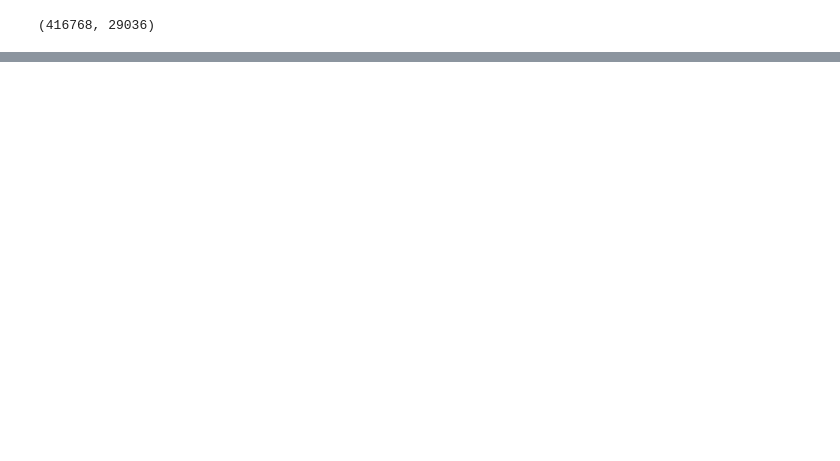
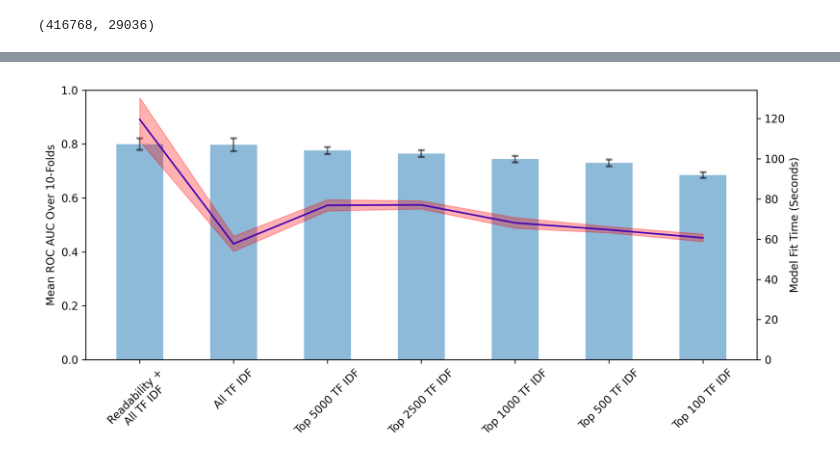
Before and after one commit to Tstrebe2/predicting-text-difficulty, a Jupyter notebook: notebooks/supervised-learning/feature-ablation.ipynb, the cells around one changed output, grey strips where cells are left out. Drawn from its saved outputs; the diff is of its cells as text; code cells hidden in the pictures; blank space fills up the shorter version.

```diff
--- a/notebooks/supervised-learning/feature-ablation.ipynb
+++ b/notebooks/supervised-learning/feature-ablation.ipynb
@@ -77,7 +79,7 @@ TfidfVectorizer(**dict(min_df=50, ngram_range=(1, 3))).fit_transform(df['lemmati
 # %% [output]
 (416768, 29036)
 # %%
-clf_kwargs=dict(dual=False, C=.5, penalty='l1', loss='squared_hinge', random_state=99)
+clf_kwargs=dict(dual=False, C=.5, penalty='l1', random_state=99)
 
 all_feature_clf = build_clf(tfidf_kwargs=dict(min_df=50, ngram_range=(1, 3)),
                             clf_kwargs=clf_kwargs)
@@ -136,3 +137,8 @@ with open(file_path, 'wb') as fh:
 # %%
+filename = 'feature-ablation-results'
+file_path = ''.join([repo_path, filename])
+
 with open(file_path, 'rb') as fh:
-  print(pickle.load(fh, encoding='bytes').keys())
+  cv_result_dict = pickle.load(fh, encoding='bytes')
+
+cv_result_dict.keys()
@@ -138,0 +198,10 @@ with open(file_path, 'rb') as fh:
+# %%
+x_tick_map ={
+ 'All Features (Readability + 29,036 TFIDF Features)':'Readability +\nAll TF IDF',
+ 'Remove Readability Features': 'All TF IDF',
+ 'Reduce to Top 5000 TFIDF Features':'Top 5000 TF IDF',
+ 'Reduce to Top 2500 TFIDF Features':'Top 2500 TF IDF',
+ 'Reduce to Top 1000 TFIDF Features':'Top 1000 TF IDF',
+ 'Reduce to Top 500 TFIDF Features':'Top 500 TF IDF',
+ 'Reduce to Top 100 TFIDF Features':'Top 100 TF IDF'
+}
@@ -138,0 +228,48 @@ with open(file_path, 'rb') as fh:
+# %%
+y_fit_time_means = np.zeros(len(cv_result_dict))
+y_auc_means = np.zeros(len(cv_result_dict))
+
+y_fit_time_ci_low = np.zeros(len(cv_result_dict))
+y_fit_time_ci_high = np.zeros(len(cv_result_dict))
+
+y_auc_ci_low = np.zeros(len(cv_result_dict))
+
+for i, model_name in enumerate(cv_result_dict.keys()):
+  y_fit_time = cv_result_dict[model_name]['fit_time']
+  y_auc = cv_result_dict[model_name]['test_roc_auc']
+
+  y_fit_time_means[i] = y_fit_time.mean()
+  y_auc_means[i] = y_auc.mean()
+
+  low_fit_time, high_fit_time = st.t.interval(alpha=0.95, df=y_fit_time.shape[0]-1, loc=y_fit_time_means[i], scale=st.sem(y_fit_time))
+  low_auc, high_auc = st.t.interval(alpha=0.95, df=y_auc.shape[0]-1, loc=y_auc_means[i], scale=st.sem(y_auc))
+
+  y_fit_time_ci_low[i] = low_fit_time
+  y_fit_time_ci_high[i] = high_fit_time
+
+  y_auc_ci_low[i] = low_auc
+
+x = list(map(lambda x: x_tick_map[x], cv_result_dict.keys()))
+
+fig = plt.figure(dpi=300, figsize=(10, 4.8))
+ax1 = plt.gca()
+
+ax1.bar(x, y_auc_means, width=.5, alpha=.5, zorder=0)
+ax1.errorbar(x, y_auc_means, yerr=(y_auc_means-y_auc_ci_low)*10, barsabove=True, capsize=3, capthick=2, ecolor='black', color='None', alpha=.5, zorder=1)
+ax1.set_ylim(0, 1)
+ax1.set_ylabel('Mean ROC AUC Over 10-Folds')
+
+ax2 = ax1.twinx()
+ax2.plot(x, y_fit_time_means, '-b', zorder=2)
+ax2.fill_between(x, y_fit_time_ci_low, y_fit_time_ci_high, color='red', alpha=.3, zorder=3)
+ax2.set_ylim(0)
+ax2.set_ylabel('Model Fit Time (Seconds)')
+
+for xlabel in ax1.get_xticklabels():
+    xlabel.set_rotation(45)
+
+fig.tight_layout()
+plt.savefig('/content/drive/MyDrive/milestone-ii/feature-ablation-tradeoff.png', format='png', orientation='landscape')
+plt.show()
+# %% [output]
+[figure, added]
```
Also changed, not shown: parts of 9 cells of this notebook.
